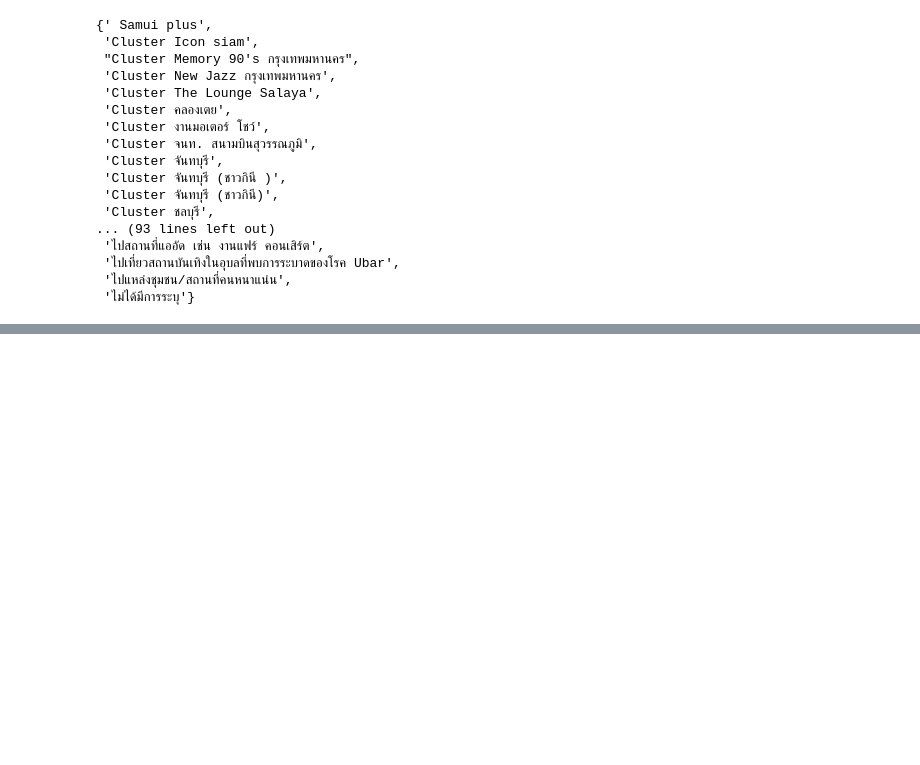
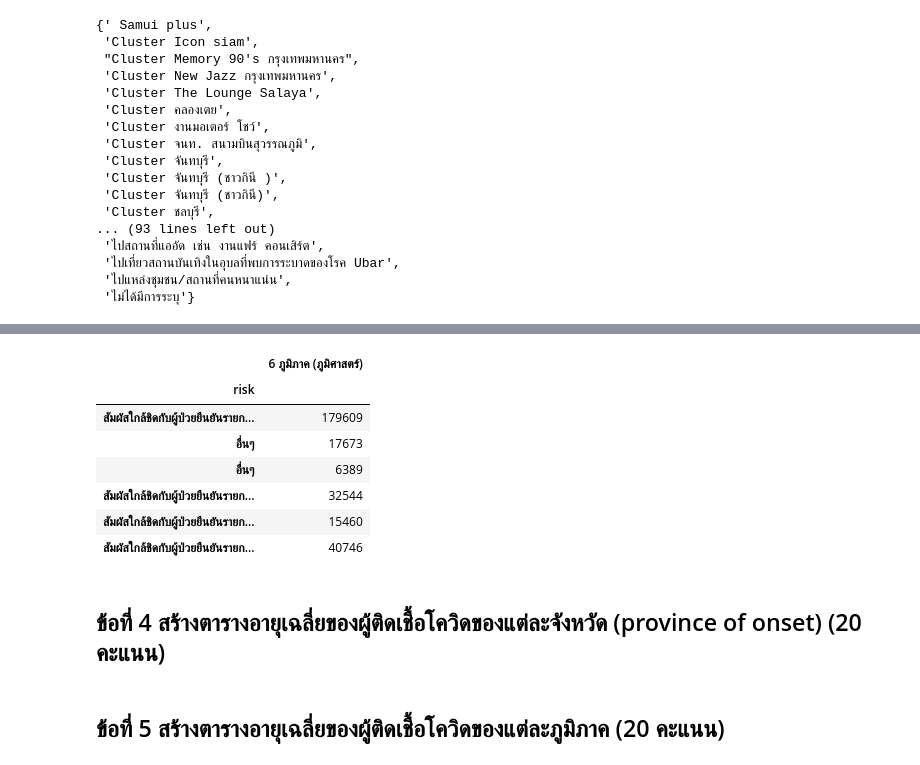
Before and after one commit to sitthatkaja/data_viz_2022, a Jupyter notebook: BasicPython&DataViz_midterm2022.ipynb, the cells around one changed output, grey strips where cells are left out. Cells and saved outputs as stored; diff of their text form; code cells hidden in the pictures; blank space fills up the shorter version.

```diff
--- a/BasicPython&DataViz_midterm2022.ipynb
+++ b/BasicPython&DataViz_midterm2022.ipynb
@@ -616,0 +648,16 @@ set(covid_data_on['risk'])
+# %%
+sum_G3 = pd.concat([G3_M,G3_NE,G3_N,G3_E,G3_W,G3_S])
+sum_G3
+# %% [output]
+|  | 6 ภูมิภาค (ภูมิศาสตร์) |
+| risk |  |
+| สัมผัสใกล้ชิดกับผู้ป่วยยืนยันรายก... | 179609 |
+| อื่นๆ | 17673 |
+| อื่นๆ | 6389 |
+| สัมผัสใกล้ชิดกับผู้ป่วยยืนยันรายก... | 32544 |
+| สัมผัสใกล้ชิดกับผู้ป่วยยืนยันรายก... | 15460 |
+| สัมผัสใกล้ชิดกับผู้ป่วยยืนยันรายก... | 40746 |
+# %% [markdown]
+## ข้อที่ 4 สร้างตารางอายุเฉลี่ยของผู้ติดเชื้อโควิดของแต่ละจังหวัด (province of onset) (20 คะแนน)
+# %% [markdown]
+## ข้อที่ 5 สร้างตารางอายุเฉลี่ยของผู้ติดเชื้อโควิดของแต่ละภูมิภาค (20 คะแนน)
```
Also changed, not shown: parts of 8 cells of this notebook.
